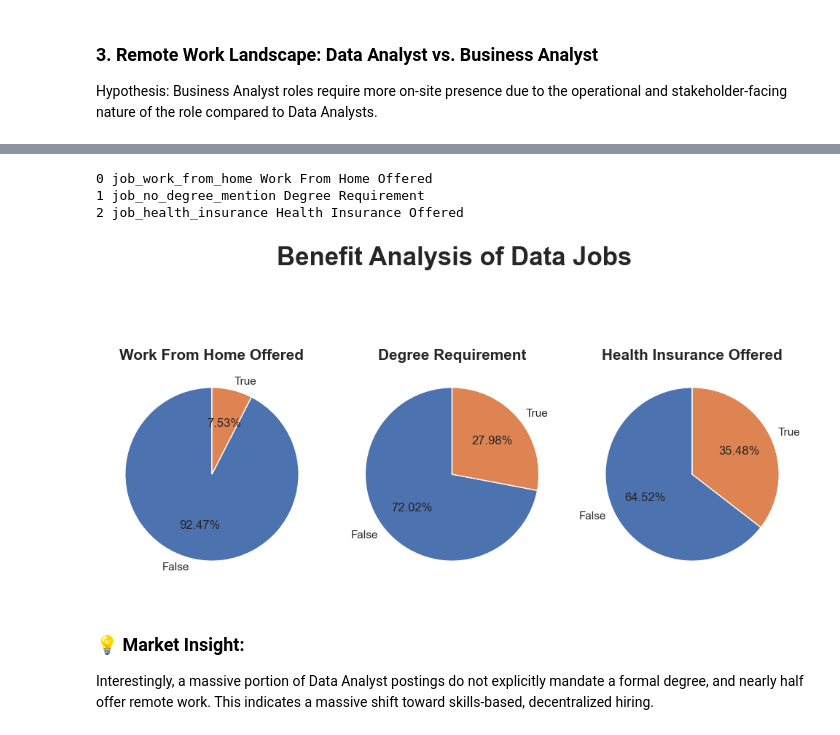
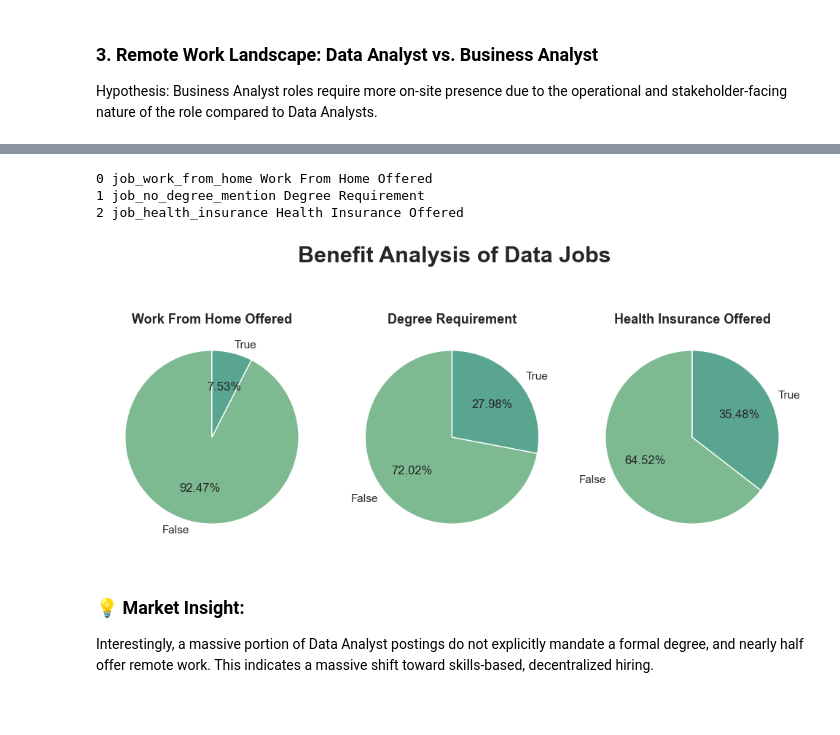
Before and after one commit to AnshulSilhare/us-data-jobs-analysis, a Jupyter notebook: notebooks/1_EDA_Intro.ipynb, the cells around one changed output, grey strips where cells are left out. Saved outputs shown, nothing was run; the diff lists cells and outputs as text; code cells hidden in the pictures; blank space fills up the shorter version.

```diff
--- a/notebooks/1_EDA_Intro.ipynb
+++ b/notebooks/1_EDA_Intro.ipynb
@@ -167,34 +184,35 @@ plt.show()
 # %%
 # Create a dictionary to map our dataset columns to clean chart titles
 dict_column = {
     "job_work_from_home": "Work From Home Offered",
     "job_no_degree_mention": "Degree Requirement",
     "job_health_insurance": "Health Insurance Offered",
 }
 
+colors = sns.color_palette("crest")
 # To generate 3 pie charts side-by-side to visualize job benefits
-fig, ax = plt.subplots(1, 3)
-fig.set_size_inches((10, 6))
+fig, ax = plt.subplots(1, 3, figsize=(10, 5))
+
 
 for i, (column, title) in enumerate(dict_column.items()):
     print(i, column, title)  # to check
     ax[i].pie(
         df_DA_US[column].value_counts(),
         labels=["False", "True"],
         startangle=90,
         autopct="%1.2f%%",
+        colors=colors,
     )
-    ax[i].set_title(title, fontsize=15, weight="bold")
+    ax[i].set_title(title, fontsize=13, weight="bold")
 
-plt.suptitle("Benefit Analysis of Data Jobs", fontsize=25, weight="bold")
-
+plt.suptitle("Benefit Analysis of Data Jobs", fontsize=22, weight="bold")
 plt.tight_layout()
 plt.show()
 # %% [output]
 0 job_work_from_home Work From Home Offered
 1 job_no_degree_mention Degree Requirement
 2 job_health_insurance Health Insurance Offered
-[figure, old version]
+[figure, new version]
 # %% [markdown]
 ### 💡 Market Insight:
 
```
Also changed, not shown: parts of 5 cells of this notebook, 3 other files.
